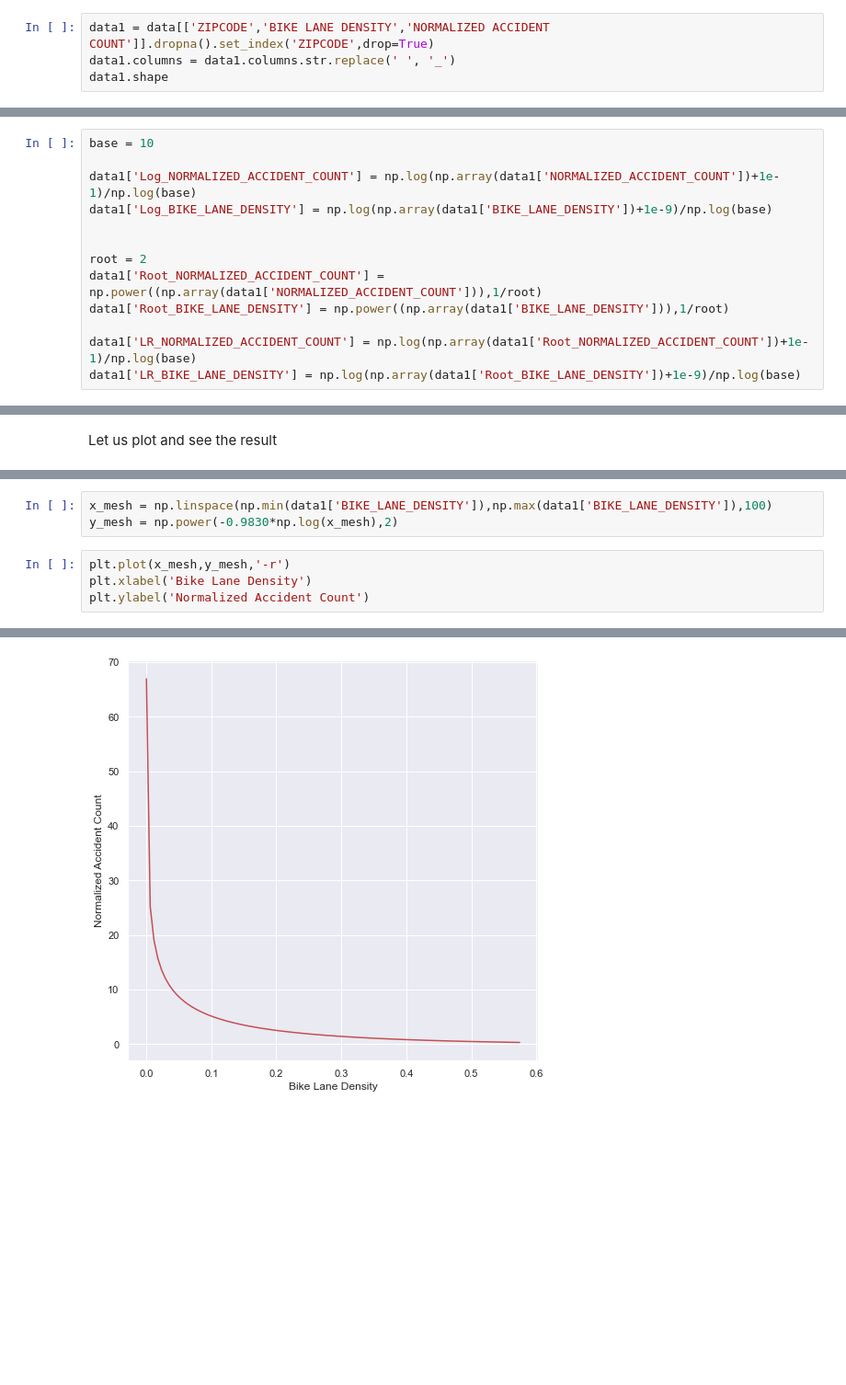
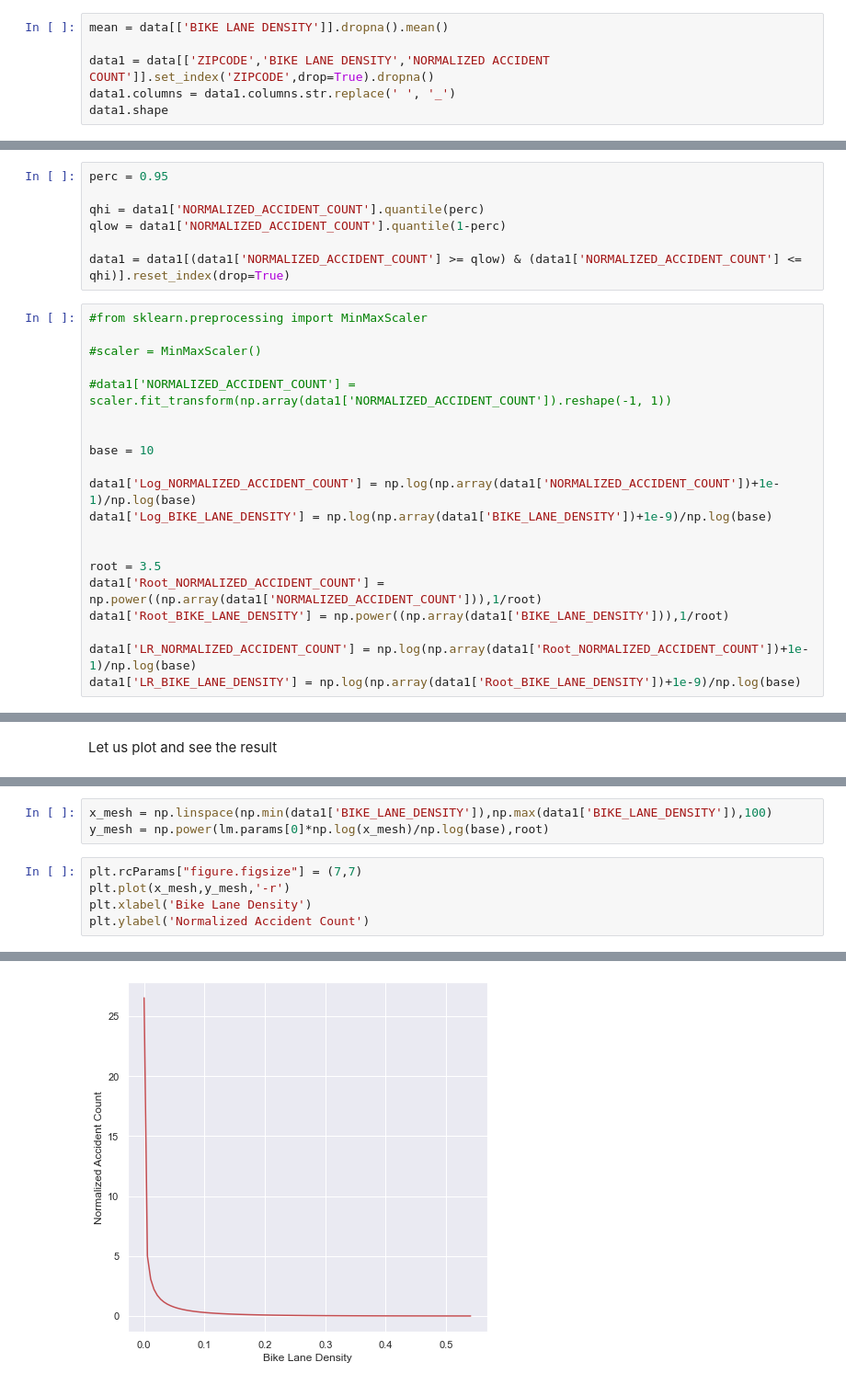
Before and after one commit to ajay1808/Principles-of-Urban-Informatics-Project, a Jupyter notebook: Accidents vs Bike Infrastructure.ipynb, the cells around one changed output, grey strips where cells are left out. Shown at 92% size. Saved outputs shown, nothing was run; the diff lists cells and outputs as text; blank space fills up the shorter version.

```diff
--- a/Accidents vs Bike Infrastructure.ipynb
+++ b/Accidents vs Bike Infrastructure.ipynb
@@ -19,7 +41,9 @@ data.shape
 # %% [output]
 (248, 11)
 # %%
-data1 = data[['ZIPCODE','BIKE LANE DENSITY','NORMALIZED ACCIDENT COUNT']].dropna().set_index('ZIPCODE',drop=True)
+mean = data[['BIKE LANE DENSITY']].dropna().mean()
+
+data1 = data[['ZIPCODE','BIKE LANE DENSITY','NORMALIZED ACCIDENT COUNT']].set_index('ZIPCODE',drop=True).dropna()
 data1.columns = data1.columns.str.replace(' ', '_')
 data1.shape
 # %% [output]
@@ -27,11 +63,25 @@ data1.shape
+# %%
+perc = 0.95
+
+qhi = data1['NORMALIZED_ACCIDENT_COUNT'].quantile(perc)
+qlow = data1['NORMALIZED_ACCIDENT_COUNT'].quantile(1-perc)
+
+data1 = data1[(data1['NORMALIZED_ACCIDENT_COUNT'] >= qlow) & (data1['NORMALIZED_ACCIDENT_COUNT'] <= qhi)].reset_index(drop=True)
 # %%
+#from sklearn.preprocessing import MinMaxScaler
+
+#scaler = MinMaxScaler()
+
+#data1['NORMALIZED_ACCIDENT_COUNT'] = scaler.fit_transform(np.array(data1['NORMALIZED_ACCIDENT_COUNT']).reshape(-1, 1))
+
+
 base = 10
 
 data1['Log_NORMALIZED_ACCIDENT_COUNT'] = np.log(np.array(data1['NORMALIZED_ACCIDENT_COUNT'])+1e-1)/np.log(base)
 data1['Log_BIKE_LANE_DENSITY'] = np.log(np.array(data1['BIKE_LANE_DENSITY'])+1e-9)/np.log(base)
 
 
-root = 2
+root = 3.5
 data1['Root_NORMALIZED_ACCIDENT_COUNT'] = np.power((np.array(data1['NORMALIZED_ACCIDENT_COUNT'])),1/root)
 data1['Root_BIKE_LANE_DENSITY'] = np.power((np.array(data1['BIKE_LANE_DENSITY'])),1/root)
 
@@ -106,10 +157,11 @@ In our range from 0 to 1 for bike lane density, this would mean that as bike lan
 # %%
 x_mesh = np.linspace(np.min(data1['BIKE_LANE_DENSITY']),np.max(data1['BIKE_LANE_DENSITY']),100)
-y_mesh = np.power(-0.9830*np.log(x_mesh),2)
+y_mesh = np.power(lm.params[0]*np.log(x_mesh)/np.log(base),root)
 # %%
+plt.rcParams["figure.figsize"] = (7,7)
 plt.plot(x_mesh,y_mesh,'-r')
 plt.xlabel('Bike Lane Density')
 plt.ylabel('Normalized Accident Count')
 # %% [output]
 Text(0, 0.5, 'Normalized Accident Count')
-[figure, old version]
+[figure, new version]
```
Also changed, not shown: parts of 13 cells of this notebook.
